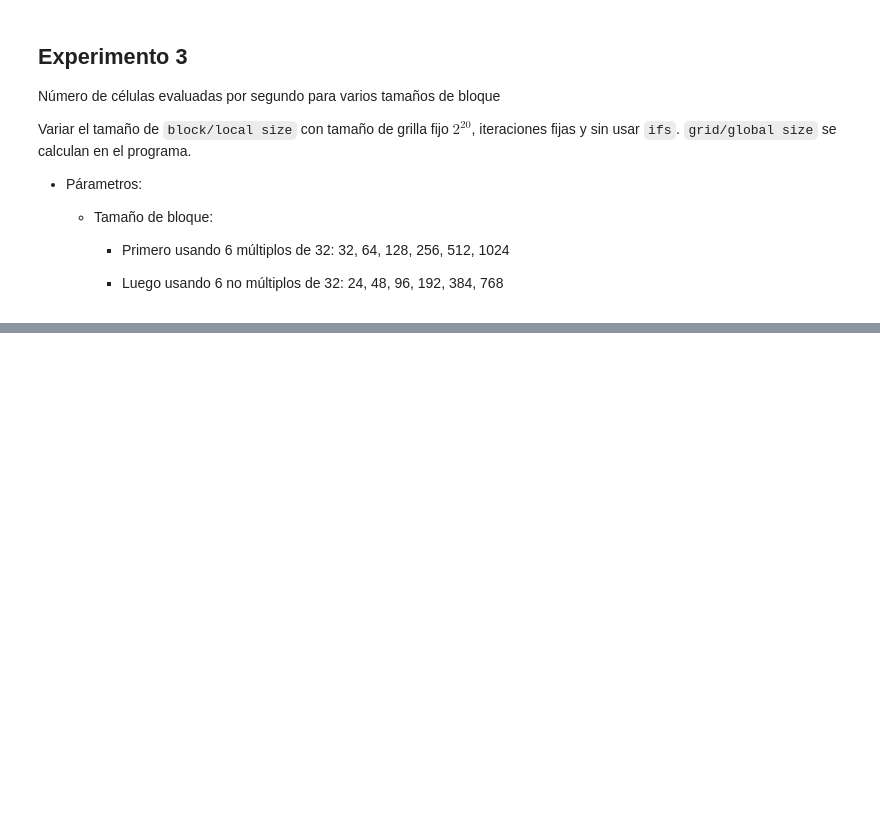
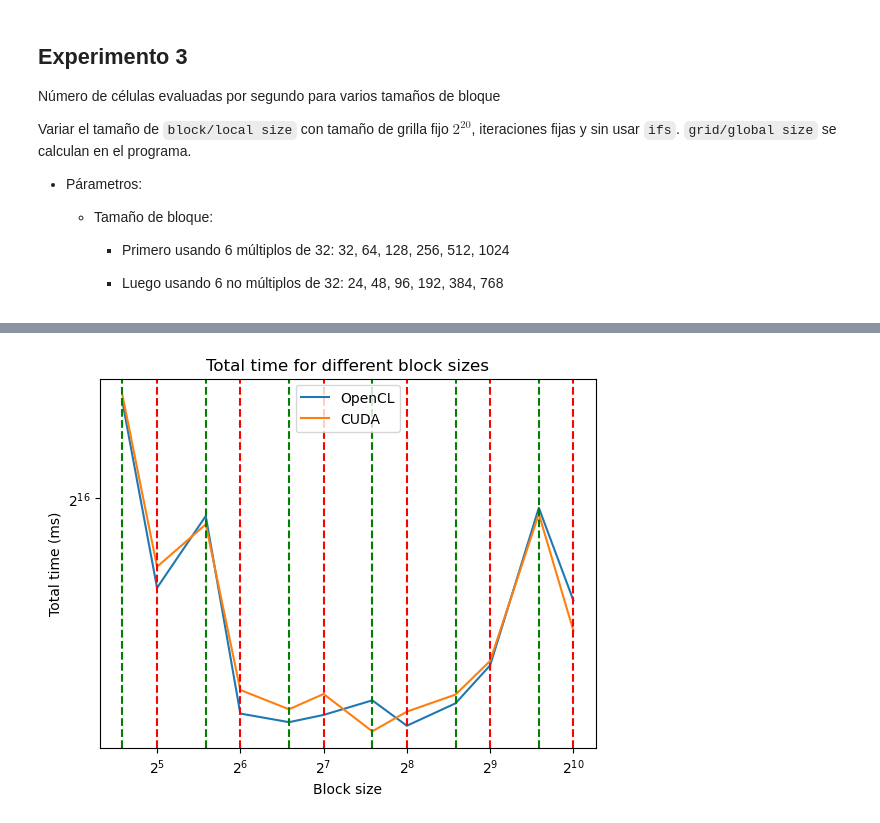
Before and after one commit to tcardenasc/CUDA-CL-GameOfLife, a Jupyter notebook: experiment/exp.ipynb, the cells around one changed output, grey strips where cells are left out. Drawn from its saved outputs; the diff is of its cells as text; code cells hidden in the pictures; blank space fills up the shorter version.

```diff
--- a/experiment/exp.ipynb
+++ b/experiment/exp.ipynb
@@ -337,0 +366,12 @@ KeyboardInterrupt:
+# %%
+# read from csv and add correct columns
+cl_block = pd.read_csv("cl_block.csv", header=None)
+cuda_block = pd.read_csv("cuda_block.csv", header=None)
+
+cl_block.columns = ["size", "block size", "if use", "iterations", "data creation time", "copy to device time", "execution time", "copy to host time", "total time"]
+cuda_block.columns = ["size", "block size", "if use", "iterations", "data creation time", "copy to device time", "execution time", "copy to host time", "total time"]
+
+print("CL_block")
+print(cl_block)
+print("CUDA_block")
+print(cuda_block)
@@ -337,0 +396,25 @@ KeyboardInterrupt:
+# %%
+# plot avg total time for each block size
+cl_block_avg = cl_block.groupby("block size").mean()
+cuda_block_avg = cuda_block.groupby("block size").mean()
+
+fig, ax = plt.subplots()
+ax.plot(cl_block_avg.index, cl_block_avg["total time"], label="OpenCL")
+ax.plot(cuda_block_avg.index, cuda_block_avg["total time"], label="CUDA")
+
+# plot vertical isolines of power of 2 multiples of 32 and 24
+for i in range(0, 6):
+    ax.axvline(x=2**i * 32, color='r', linestyle='--')
+    ax.axvline(x=2**i * 24, color='g', linestyle='--')
+
+ax.set_yscale('log', base=2)
+ax.set_xscale('log', base=2)
+ax.set_xlabel("Block size")
+ax.set_ylabel("Total time (ms)")
+ax.legend()
+plt.title("Total time for different block sizes")
+plt.show()
+# save figure as svg
+fig.savefig("total_time_block.svg")
+# %% [output]
+[figure, added]
```
Also changed, not shown: parts of 17 cells of this notebook, 25 other files.
